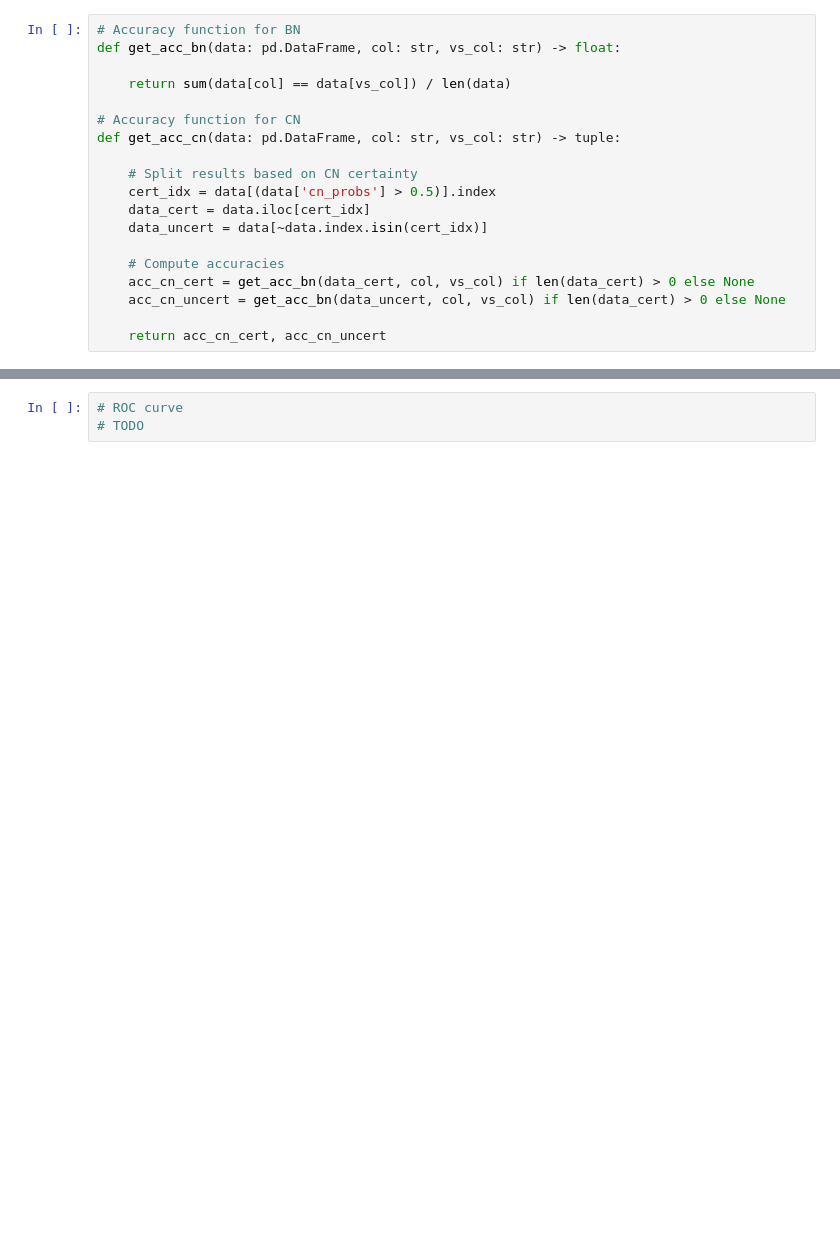
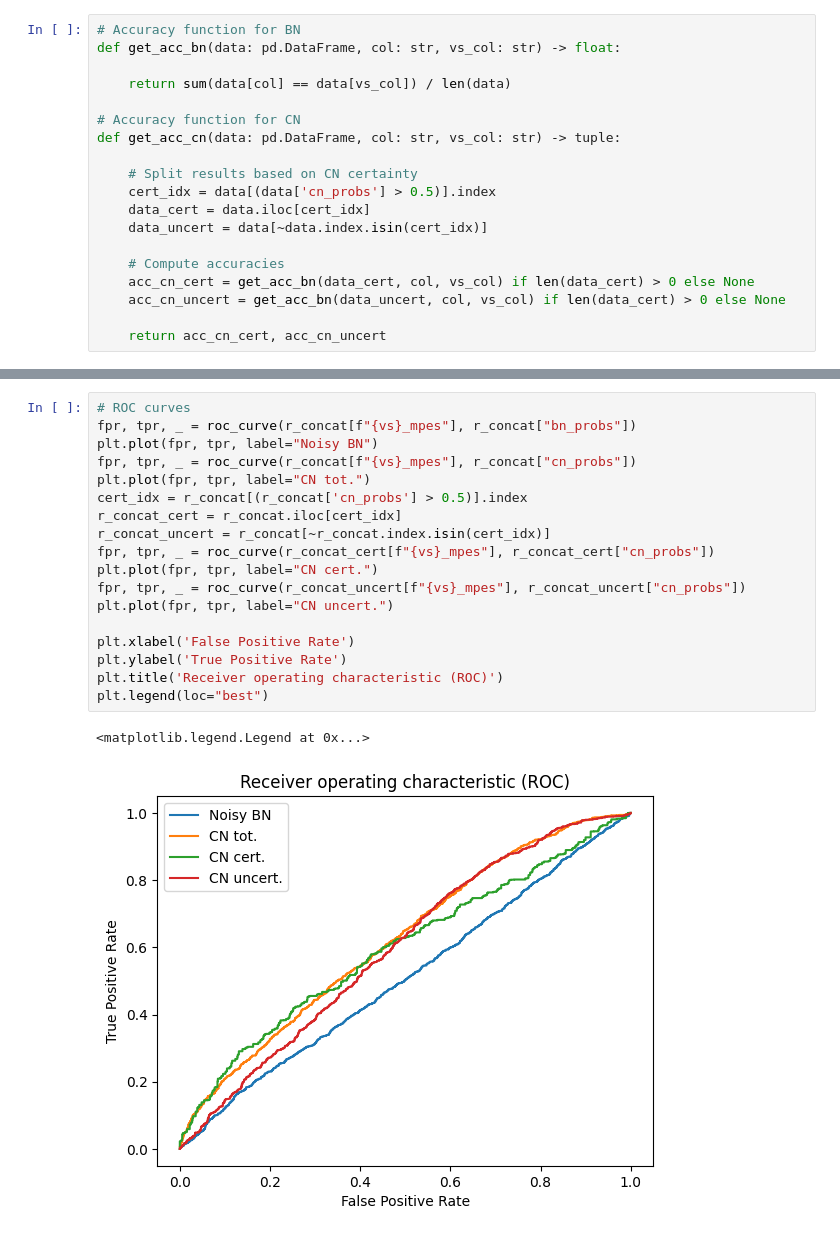
Before and after one commit to Niccolo-Rocchi/BN-Privacy, a Jupyter notebook: Plot_results.ipynb, the cells around one changed output, grey strips where cells are left out. Cells and saved outputs as stored; diff of their text form; blank space fills up the shorter version.

```diff
--- a/Plot_results.ipynb
+++ b/Plot_results.ipynb
@@ -103,3 +103,21 @@ plt.legend()
-# %%
-# ROC curve
-# TODO
+# %%
+# ROC curves
+fpr, tpr, _ = roc_curve(r_concat[f"{vs}_mpes"], r_concat["bn_probs"])
+plt.plot(fpr, tpr, label="Noisy BN")
+fpr, tpr, _ = roc_curve(r_concat[f"{vs}_mpes"], r_concat["cn_probs"])
+plt.plot(fpr, tpr, label="CN tot.")
+cert_idx = r_concat[(r_concat['cn_probs'] > 0.5)].index
+r_concat_cert = r_concat.iloc[cert_idx]
+r_concat_uncert = r_concat[~r_concat.index.isin(cert_idx)]
+fpr, tpr, _ = roc_curve(r_concat_cert[f"{vs}_mpes"], r_concat_cert["cn_probs"])
+plt.plot(fpr, tpr, label="CN cert.")
+fpr, tpr, _ = roc_curve(r_concat_uncert[f"{vs}_mpes"], r_concat_uncert["cn_probs"])
+plt.plot(fpr, tpr, label="CN uncert.")
+
+plt.xlabel('False Positive Rate')
+plt.ylabel('True Positive Rate')
+plt.title('Receiver operating characteristic (ROC)')
+plt.legend(loc="best")
+# %% [output]
+<matplotlib.legend.Legend at 0x...>
+[figure, added]
```
Also changed, not shown: parts of 5 cells of this notebook, 2 other files.
